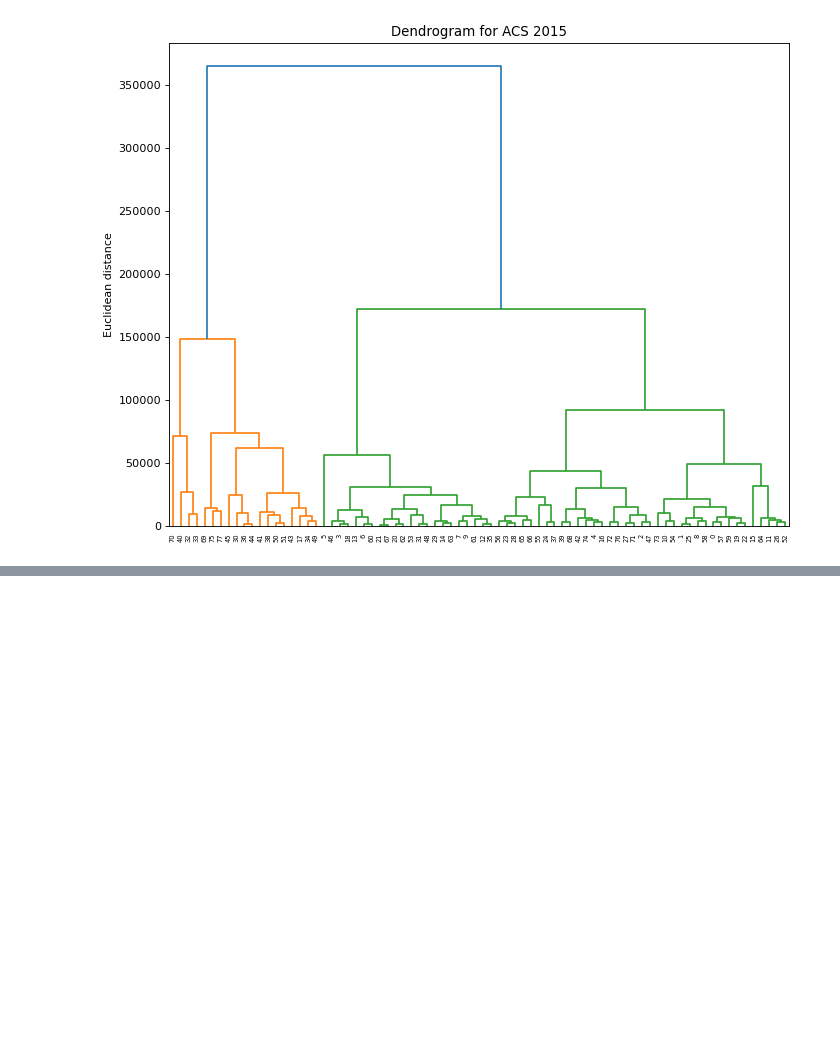
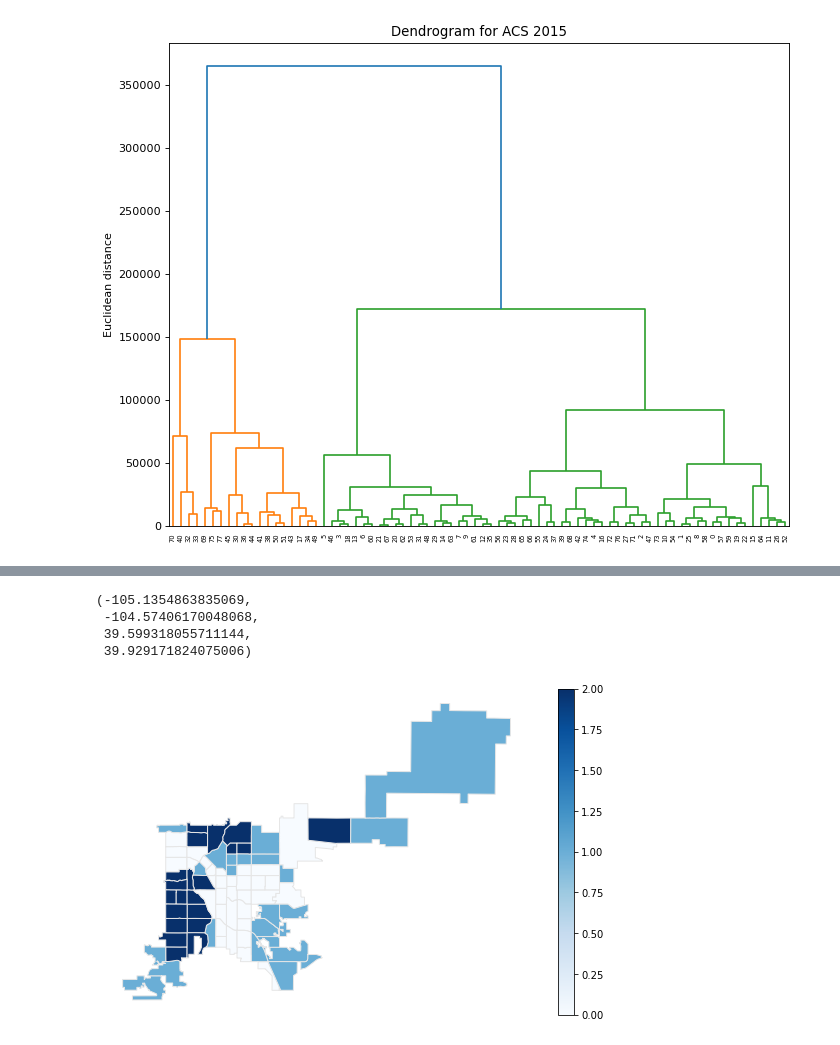
Before and after one commit to wgrewe/D2P-Optimization-Fall-2021, a Jupyter notebook: American_Community_Surveys/Survey Data Cleaning.ipynb, the cells around one changed output, grey strips where cells are left out. Cells and saved outputs as stored; diff of their text form; code cells hidden in the pictures; blank space fills up the shorter version.

```diff
--- a/American_Community_Surveys/Survey Data Cleaning.ipynb
+++ b/American_Community_Surveys/Survey Data Cleaning.ipynb
@@ -184,0 +273,12 @@ array([2, 2, 0, 2, 0, 2, 2, 2, 1, 1, 1, 2, 2, 2, 1, 1, 0, 0, 2, 1, 2, 1,
+# %%
+# Plot the clusters for 2015
+
+fig, ax = plt.subplots(1, figsize=(10,6))
+shape_2015.plot(column='CLUSTER', cmap='Blues', linewidth=1, ax=ax, edgecolor='0.9', legend = True)
+ax.axis('off')
+# %% [output]
+(-105.1354863835069,
+ -104.57406170048068,
+ 39.599318055711144,
+ 39.929171824075006)
+[figure, added]
```
Also changed, not shown: parts of 29 cells of this notebook.
